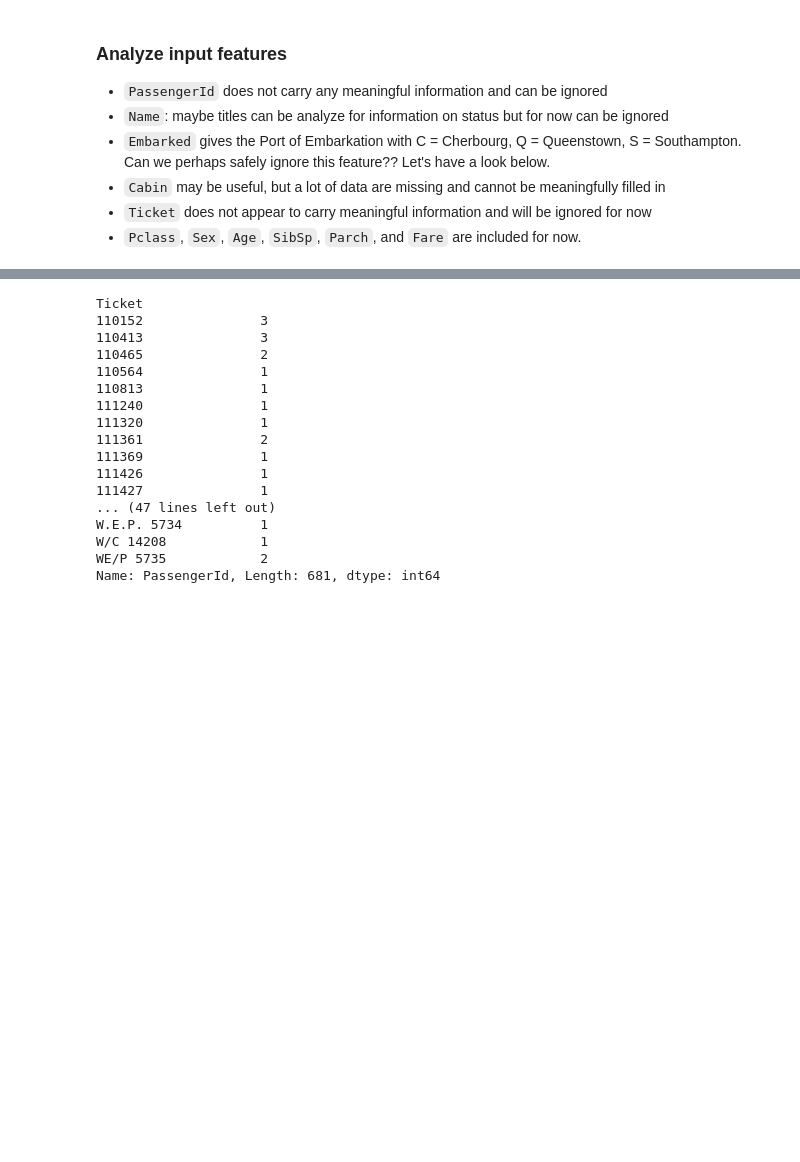
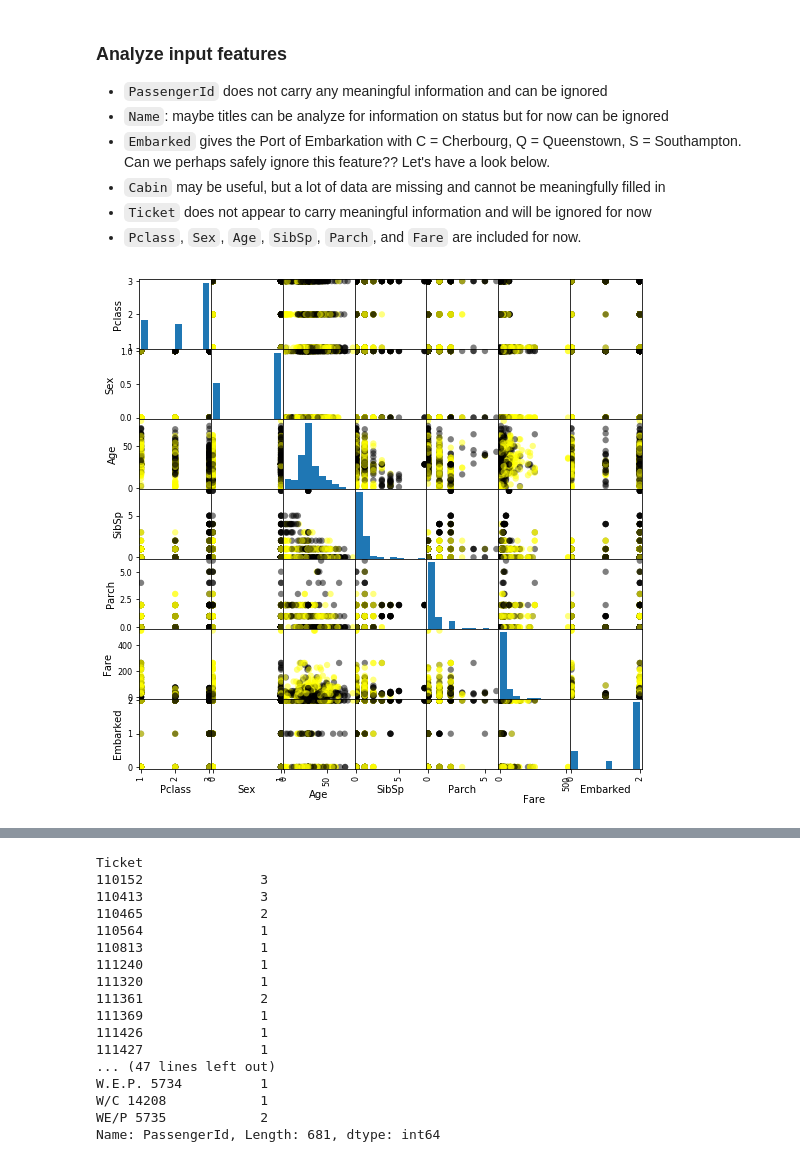
Before and after one commit to haianhle/ar-kaggle, a Jupyter notebook: titanic/titanic_notes.ipynb, the cells around one changed output, grey strips where cells are left out. Cells and saved outputs as stored; diff of their text form; code cells hidden in the pictures; blank space fills up the shorter version.

```diff
--- a/titanic/titanic_notes.ipynb
+++ b/titanic/titanic_notes.ipynb
@@ -161,3 +161,7 @@ Index(['PassengerId', 'Survived', 'Pclass', 'Name', 'Sex', 'Age', 'SibSp',
 # %%
 # Output labels
 y = data_set['Survived']
+# %%
+# Label 'gender male = 1, female = 0'
+data_set['Sex'] = data_set['Sex'].map({'female' : 0, 'male' : 1})
+test_set['Sex'] = test_set['Sex'].map({'female' : 0, 'male' : 1})
@@ -169,3 +186,12 @@ y = data_set['Survived']
 * `Cabin` may be useful, but a lot of data are missing and cannot be meaningfully filled in
 * `Ticket` does not appear to carry meaningful information and will be ignored for now
 * `Pclass`, `Sex`, `Age`, `SibSp`, `Parch`, and `Fare` are included for now.
+# %%
+# plotting a scatter matrixb
+from matplotlib import cm
+
+columns_to_plot = ['Pclass', 'Sex', 'Age', 'SibSp', 'Parch', 'Fare', 'Embarked']
+cmap = cm.get_cmap('gnuplot')
+scatter = pd.plotting.scatter_matrix(data_set[columns_to_plot], c= data_set['Survived'], marker = 'o', s=40, hist_kwds={'bins':10}, figsize=(9,9), cmap=cmap)
+# %% [output]
+[figure, added]
```
Also changed, not shown: parts of 38 cells of this notebook.
